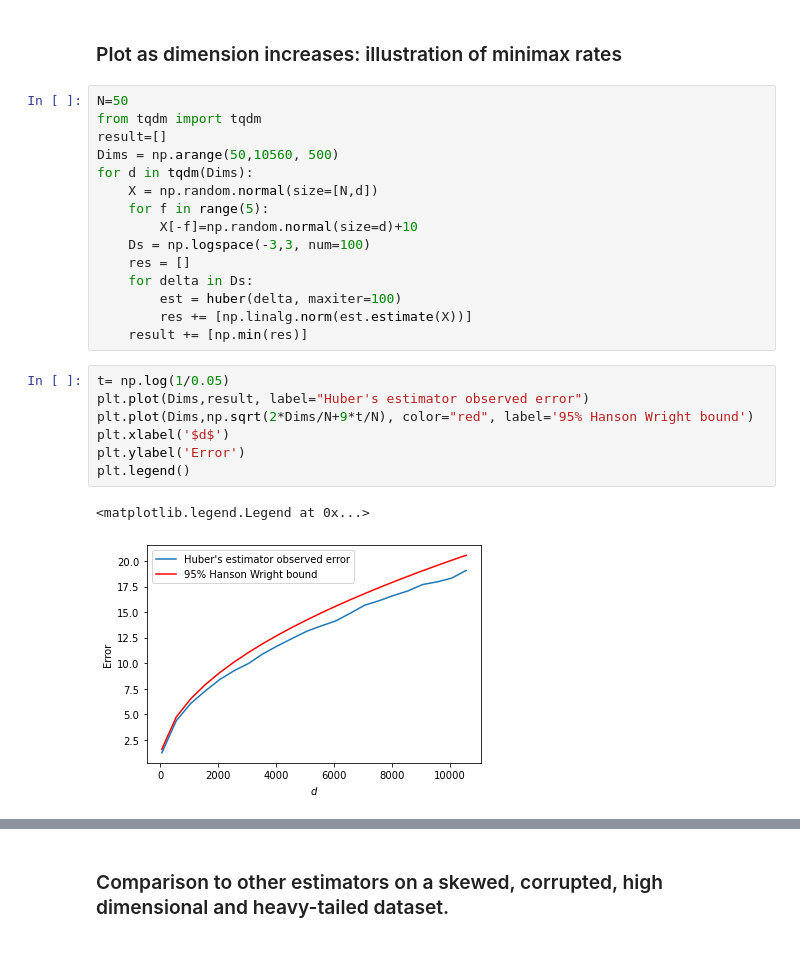
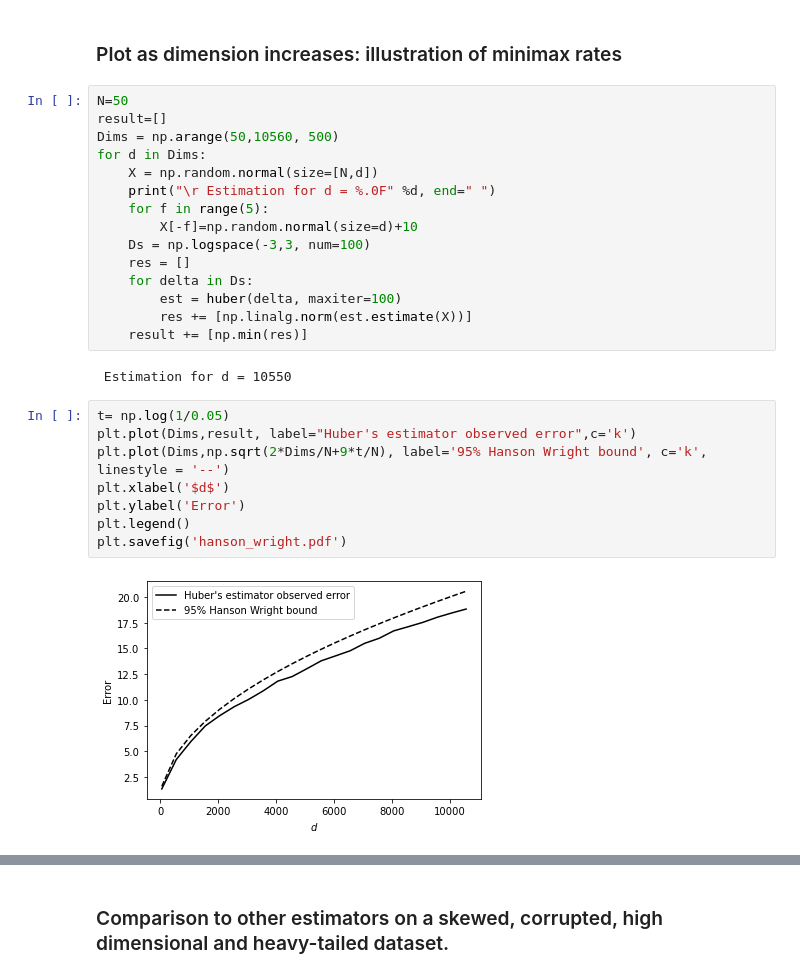
Before and after one commit to TimotheeMathieu/RobustMeanEstimator, a Jupyter notebook: Examples from the article.ipynb, the cells around one changed output, grey strips where cells are left out. Saved outputs shown, nothing was run; the diff lists cells and outputs as text.

```diff
--- a/Examples from the article.ipynb
+++ b/Examples from the article.ipynb
@@ -72,11 +72,11 @@ the_table.set_fontsize(9)
 ### Plot as dimension increases: illustration of minimax rates
 # %%
 N=50
-from tqdm import tqdm
 result=[]
 Dims = np.arange(50,10560, 500)
-for d in tqdm(Dims):
+for d in Dims:
     X = np.random.normal(size=[N,d])
+    print("\r Estimation for d = %.0F" %d, end=" ")
     for f in range(5):
         X[-f]=np.random.normal(size=d)+10
     Ds = np.logspace(-3,3, num=100)
@@ -85,13 +85,15 @@ for d in tqdm(Dims):
         est = huber(delta, maxiter=100)
         res += [np.linalg.norm(est.estimate(X))]
     result += [np.min(res)]
+# %% [output]
+ Estimation for d = 10550
 # %%
 t= np.log(1/0.05)
-plt.plot(Dims,result, label="Huber's estimator observed error")
-plt.plot(Dims,np.sqrt(2*Dims/N+9*t/N), color="red", label='95% Hanson Wright bound')
+plt.plot(Dims,result, label="Huber's estimator observed error",c='k')
+plt.plot(Dims,np.sqrt(2*Dims/N+9*t/N), label='95% Hanson Wright bound', c='k', linestyle = '--')
 plt.xlabel('$d$')
 plt.ylabel('Error')
 plt.legend()
+plt.savefig('hanson_wright.pdf')
 # %% [output]
-<matplotlib.legend.Legend at 0x...>
-[figure, old version]
+[figure, new version]
```
Also changed, not shown: parts of 20 cells of this notebook, 1 other file.
